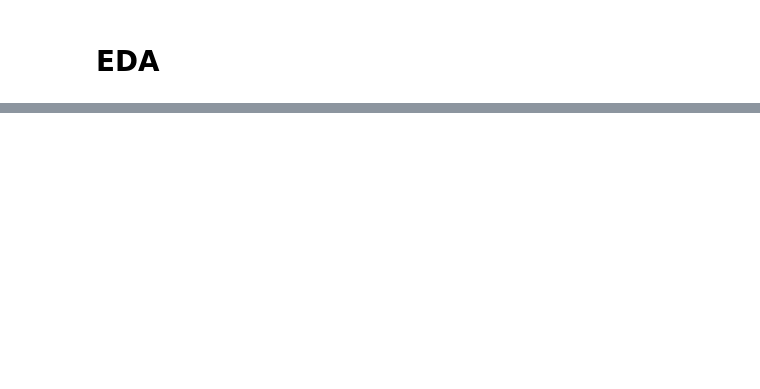
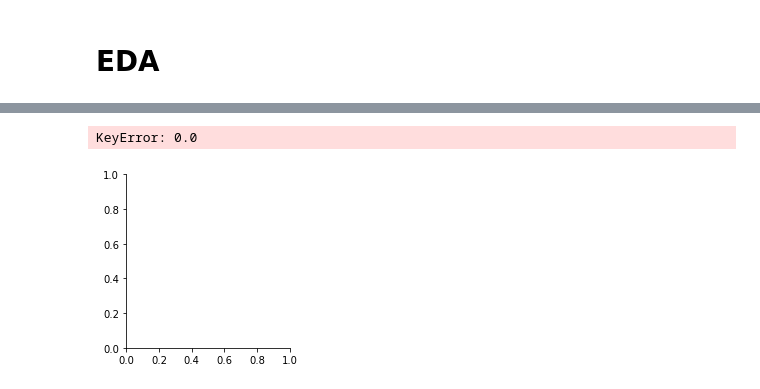
Before and after one commit to tetsu2001/102-project, a Jupyter notebook: aileen/aileen.ipynb, the cells around one changed output, grey strips where cells are left out. Saved outputs shown, nothing was run; the diff lists cells and outputs as text; code cells hidden in the pictures; blank space fills up the shorter version.

```diff
--- a/aileen/aileen.ipynb
+++ b/aileen/aileen.ipynb
@@ -45,0 +63,10 @@ plt.title("Candidate's Outcome vs. Number of Endorsements Received");
+# %%
+def countplot(x, hue, palette=colours, **kwargs):
+    sns.countplot(x=x, hue=hue, palette=palette, **kwargs)
+
+grid = sns.FacetGrid(data=dems, aspect=1)
+fig = grid.map(countplot,'Biden Endorsed?', 'Sanders Endorsed?')
+fig.add_legend()
+# %% [output]
+KeyError: 0.0
+[figure, added]
```
Also changed, not shown: parts of 20 cells of this notebook.
